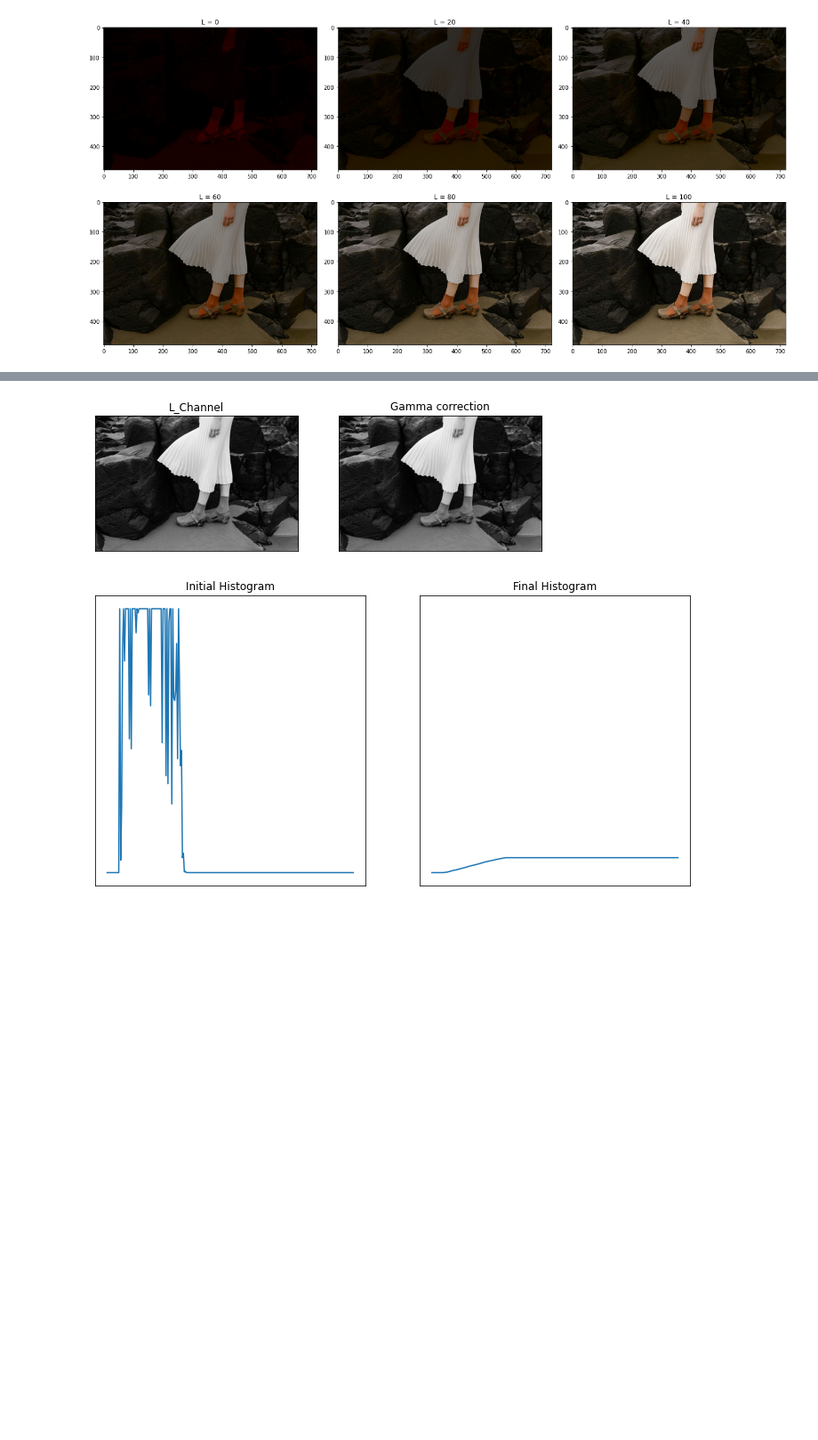
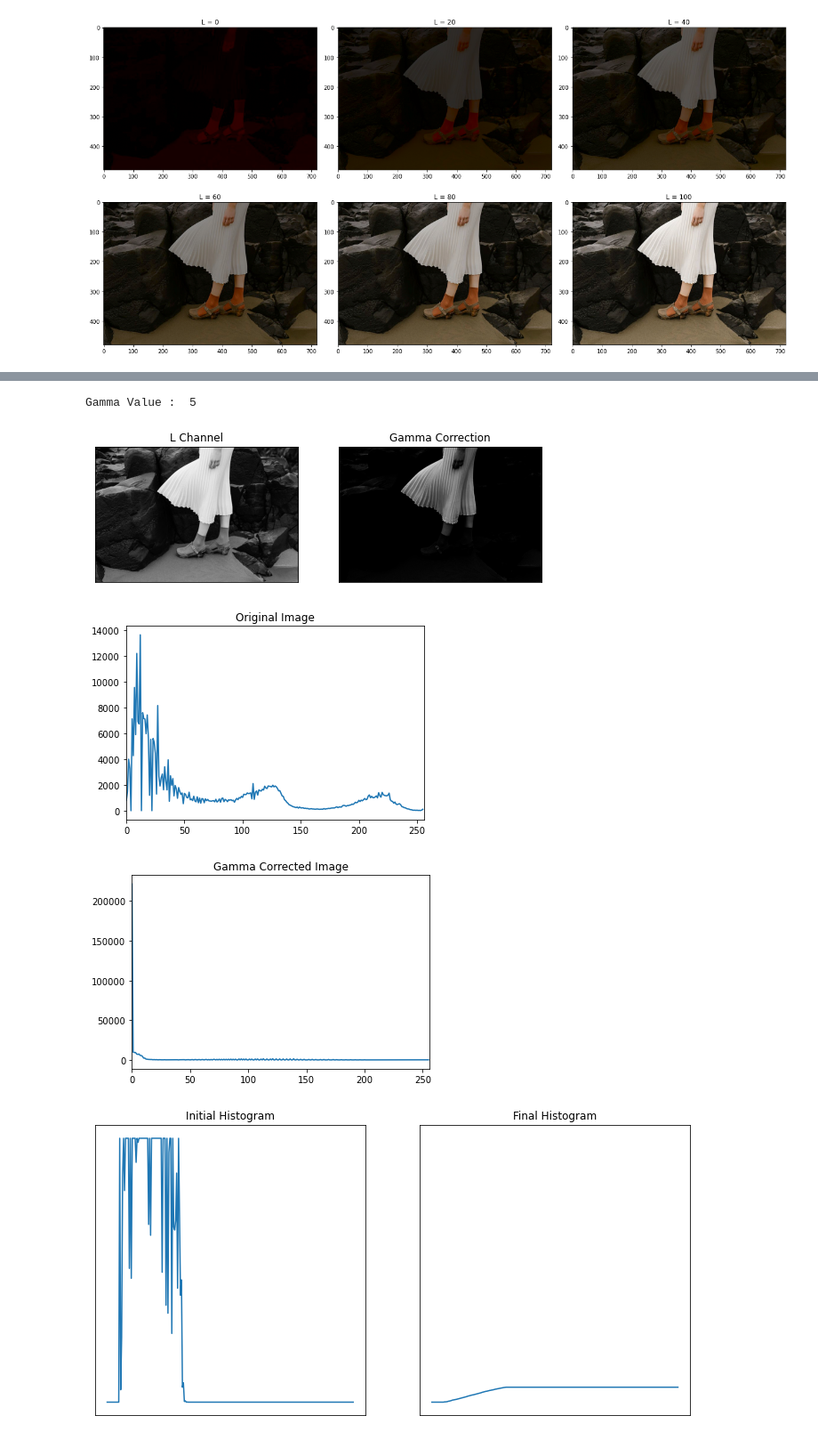
Before and after one commit to Gajaan08/FUNDAMENTALS-OF-IMAGE-PROCESSING, a Jupyter notebook: Assignment1/Assignment01_190185D.ipynb, the cells around one changed output, grey strips where cells are left out. Shown at 89% size. Saved outputs shown, nothing was run; the diff lists cells and outputs as text; code cells hidden in the pictures; blank space fills up the shorter version.

```diff
--- a/Assignment1/Assignment01_190185D.ipynb
+++ b/Assignment1/Assignment01_190185D.ipynb
@@ -231,26 +248,42 @@ Gamma Value :  1.142887537161125
 # %%
 #Q3
 %matplotlib inline
 import cv2 as cv
 import numpy as np
 import matplotlib.pyplot as plt
 input = cv2.imread('highlights_and_shadows.jpg')
 lab = cv2.cvtColor(input,cv2.COLOR_BGR2LAB)
 L,A,B=cv2.split(lab)
-gamma = 0.7
+gamma = 5
 t = np.array([(p/255)**gamma*255 for p in range(0,256)]).astype(np.uint8)
 image_transformed = cv.LUT(L, t)
+print("Gamma Value : ",gamma)
 
 fig, axes  = plt.subplots(1,2, sharex='all', sharey='all', figsize=(9,9))
 axes[0].imshow(L, cmap='gray')
-axes[0].set_title("L_Channel")
+axes[0].set_title("L Channel")
 axes[0].set_xticks([]), axes[0].set_yticks([])
-axes[1].imshow(L, cmap='gray')
-axes[1].set_title("Gamma correction")
+axes[1].imshow(image_transformed, cmap='gray')
+axes[1].set_title("Gamma Correction")
 axes[1].set_xticks([]), axes[1].set_yticks([])
 plt.show()
+
+hist = cv.calcHist([L], [0], None, [256], [0,256])
+plt.plot(hist)
+plt.title("Original Image")
+plt.xlim([0,256])
+plt.show( )
+
+hist1 = cv.calcHist([image_transformed], [0], None, [256], [0,256])
+plt.plot(hist1)
+plt.title("Gamma Corrected Image")
+plt.xlim([0,256])
+plt.show( )
 # %% [output]
+Gamma Value :  5
-[figure, old version]
+[figure, new version]
+[figure, added]
+[figure, added]
 # %%
 #Q4
 import numpy as np
```
Also changed, not shown: parts of 3 cells of this notebook, 4 other files.
